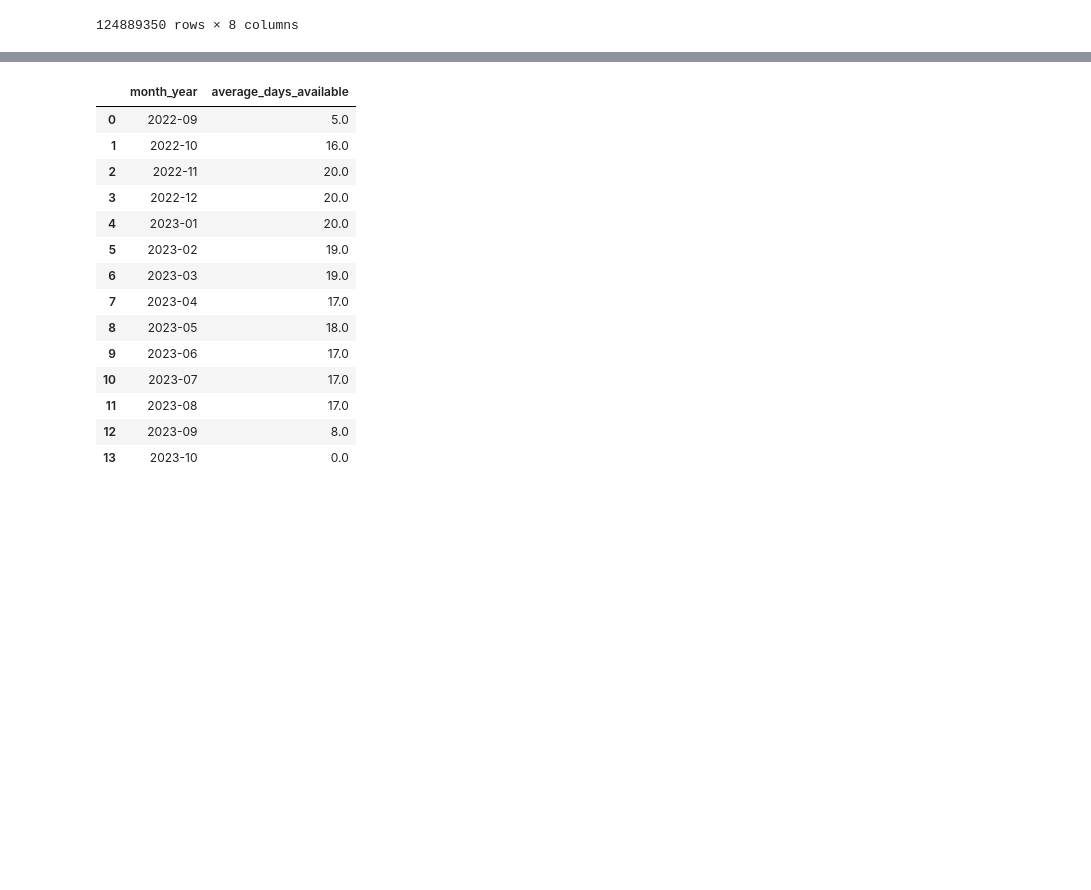
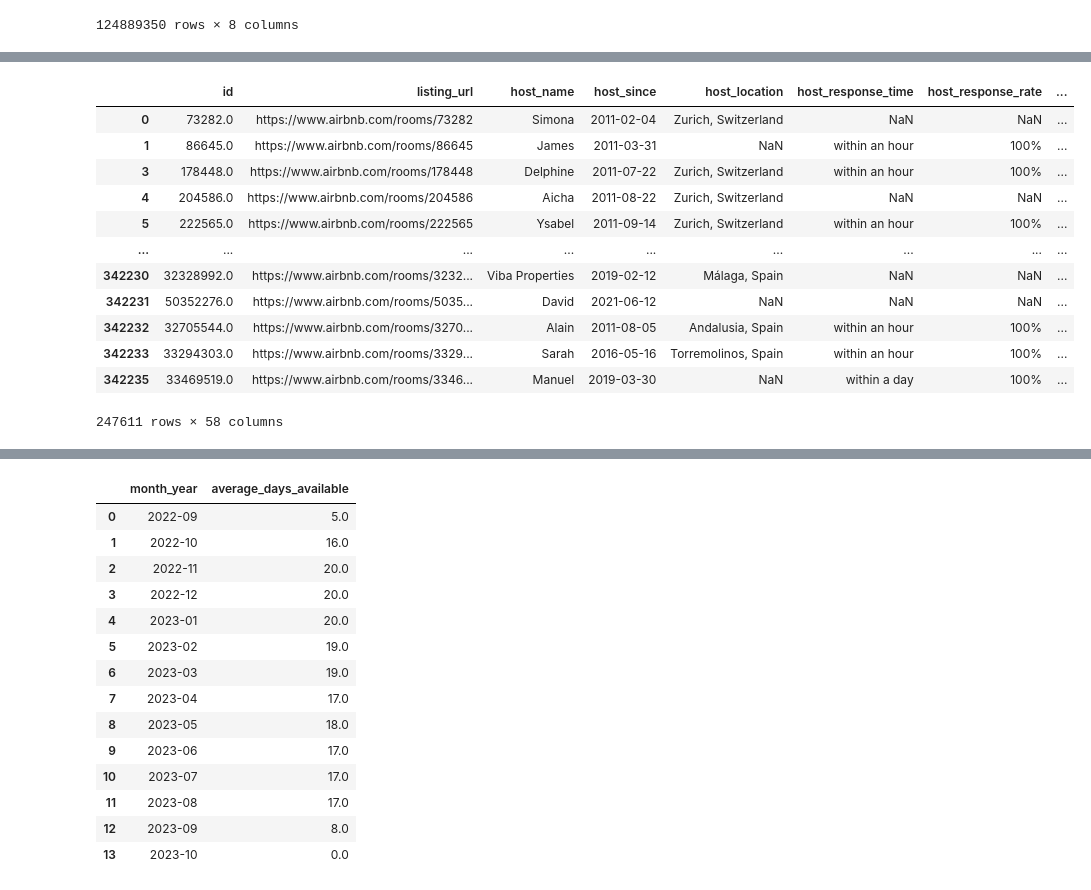
Before and after one commit to chidima-asika/touristic-properties-analysis, a Jupyter notebook: the_code.ipynb, the cells around one changed output, grey strips where cells are left out. Cells and saved outputs as stored; diff of their text form; code cells hidden in the pictures; blank space fills up the shorter version.

```diff
--- a/the_code.ipynb
+++ b/the_code.ipynb
@@ -70,0 +189,16 @@ all_calendar_df
+# %%
+all_listing_df_2
+# %% [output]
+|  | id | listing_url | host_name | host_since | host_location | host_response_time | host_response_rate | ... |
+| 0 | 73282.0 | https://www.airbnb.com/rooms/73282 | Simona | 2011-02-04 | Zurich, Switzerland | NaN | NaN | ... |
+| 1 | 86645.0 | https://www.airbnb.com/rooms/86645 | James | 2011-03-31 | NaN | within an hour | 100% | ... |
+| 3 | 178448.0 | https://www.airbnb.com/rooms/178448 | Delphine | 2011-07-22 | Zurich, Switzerland | within an hour | 100% | ... |
+| 4 | 204586.0 | https://www.airbnb.com/rooms/204586 | Aicha | 2011-08-22 | Zurich, Switzerland | NaN | NaN | ... |
+| 5 | 222565.0 | https://www.airbnb.com/rooms/222565 | Ysabel | 2011-09-14 | Zurich, Switzerland | within an hour | 100% | ... |
+| ... | ... | ... | ... | ... | ... | ... | ... | ... |
+| 342230 | 32328992.0 | https://www.airbnb.com/rooms/3232... | Viba Properties | 2019-02-12 | Málaga, Spain | NaN | NaN | ... |
+| 342231 | 50352276.0 | https://www.airbnb.com/rooms/5035... | David | 2021-06-12 | NaN | NaN | NaN | ... |
+| 342232 | 32705544.0 | https://www.airbnb.com/rooms/3270... | Alain | 2011-08-05 | Andalusia, Spain | within an hour | 100% | ... |
+| 342233 | 33294303.0 | https://www.airbnb.com/rooms/3329... | Sarah | 2016-05-16 | Torremolinos, Spain | within an hour | 100% | ... |
+| 342235 | 33469519.0 | https://www.airbnb.com/rooms/3346... | Manuel | 2019-03-30 | NaN | within a day | 100% | ... |
+247611 rows × 58 columns
```
Also changed, not shown: parts of 15 cells of this notebook.
